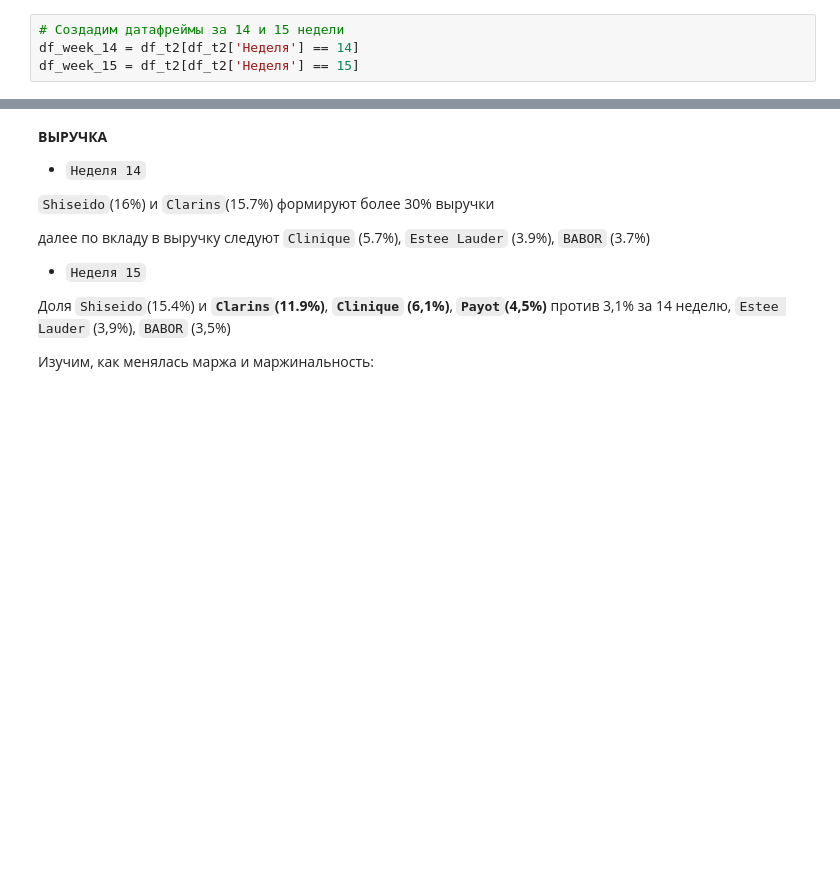
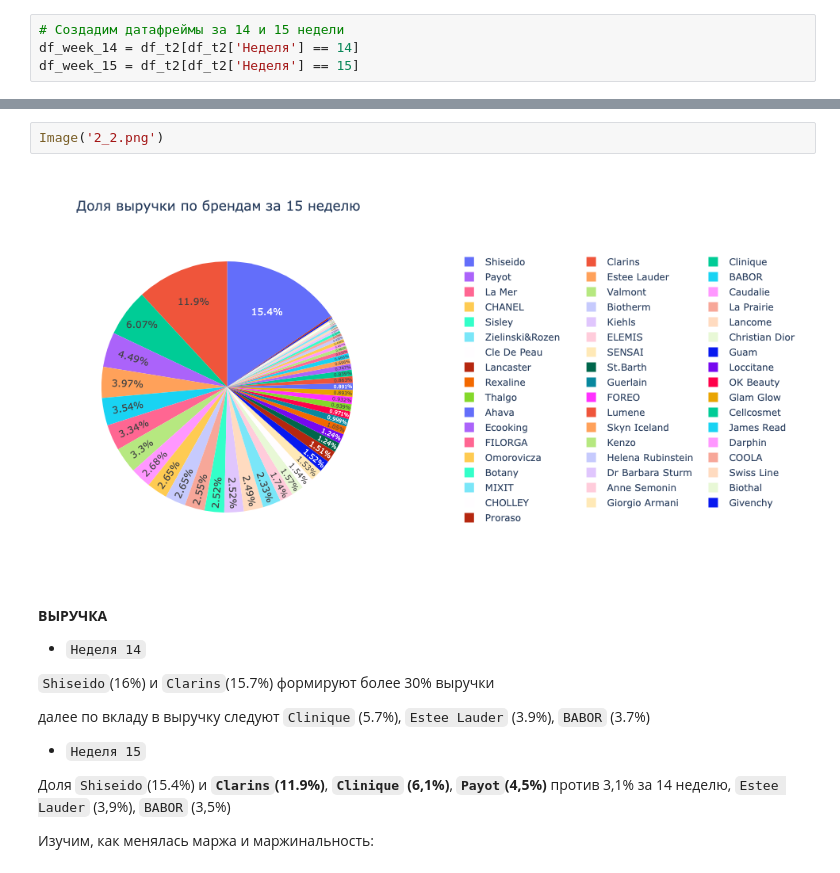
Before and after one commit to DrKaate/Test_data_atalyst_ga, a Jupyter notebook: gold_apple_zelenina_da.ipynb, the cells around one changed output, grey strips where cells are left out. Saved outputs shown, nothing was run; the diff lists cells and outputs as text; blank space fills up the shorter version.

```diff
--- a/gold_apple_zelenina_da.ipynb
+++ b/gold_apple_zelenina_da.ipynb
@@ -305,6 +312,10 @@ fig.update_layout(legend=dict(orientation="h", y=1.0, x=1.4))
 fig.show()
 # %% [output]
 [interactive output not drawn]
+# %%
+Image('2_2.png')
+# %% [output]
+[figure, added]
 # %% [markdown]
 **ВЫРУЧКА**
 * `Неделя 14`
```
Also changed, not shown: parts of 11 cells of this notebook, 6 other files.
